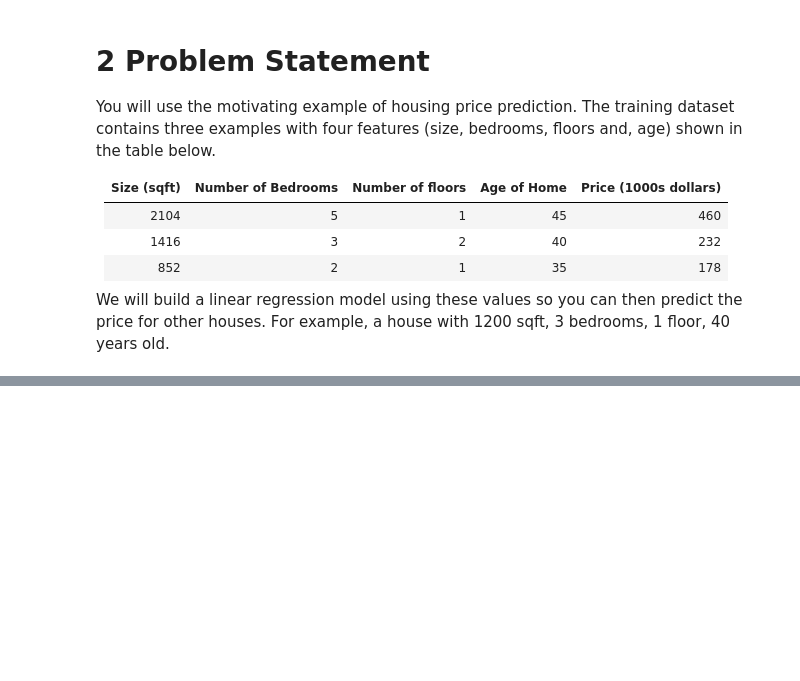
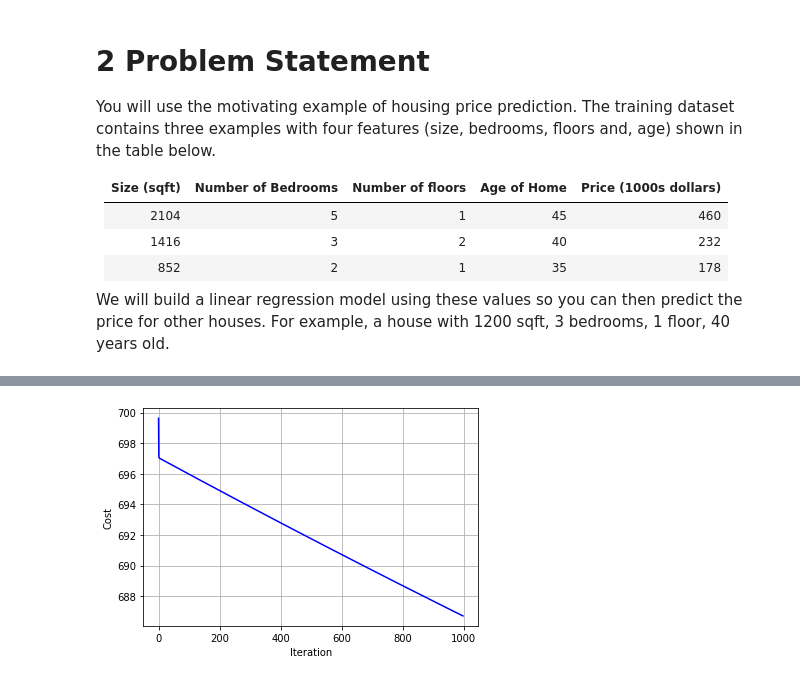
Before and after one commit to ammarlodhi255/supervised-learning-from-scratch, a Jupyter notebook: regression/gradient_descent_multiple_linear_regression.ipynb, the cells around one changed output, grey strips where cells are left out. Cells and saved outputs as stored; diff of their text form; code cells hidden in the pictures; blank space fills up the shorter version.

```diff
--- a/regression/gradient_descent_multiple_linear_regression.ipynb
+++ b/regression/gradient_descent_multiple_linear_regression.ipynb
@@ -104,3 +118,11 @@ Current Cost = 3.25786601426038e-16
+# %%
+plt.plot(np.arange(len(costs[2:])), costs[2:], c='b')
+plt.xlabel('Iteration')
+plt.ylabel('Cost')
+plt.grid()
+plt.show()
+# %% [output]
+[figure, added]
 # %%
 # Now that we have our model estimation, let us use it predict the price of house with following values:
 
```
Also changed, not shown: parts of 5 cells of this notebook.
